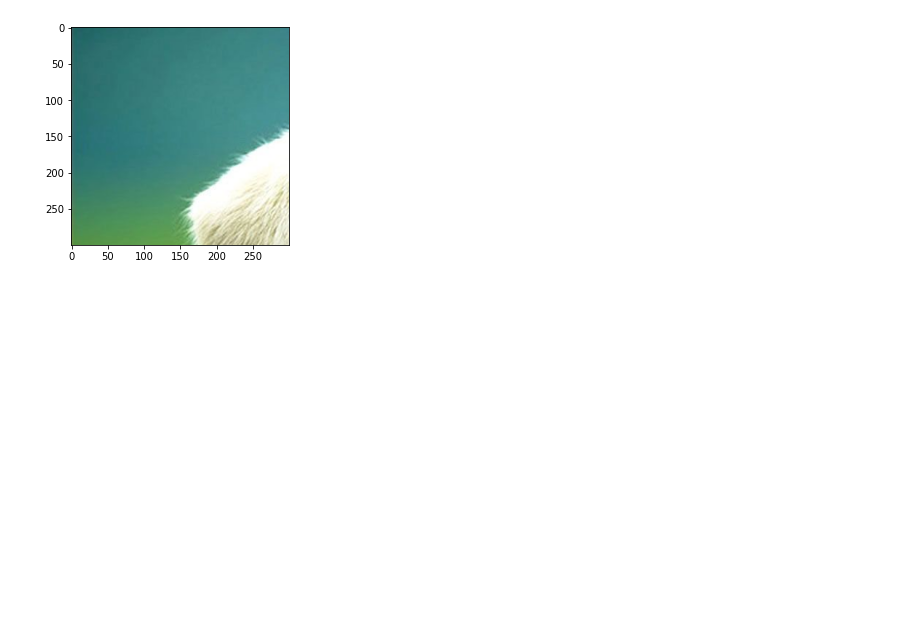
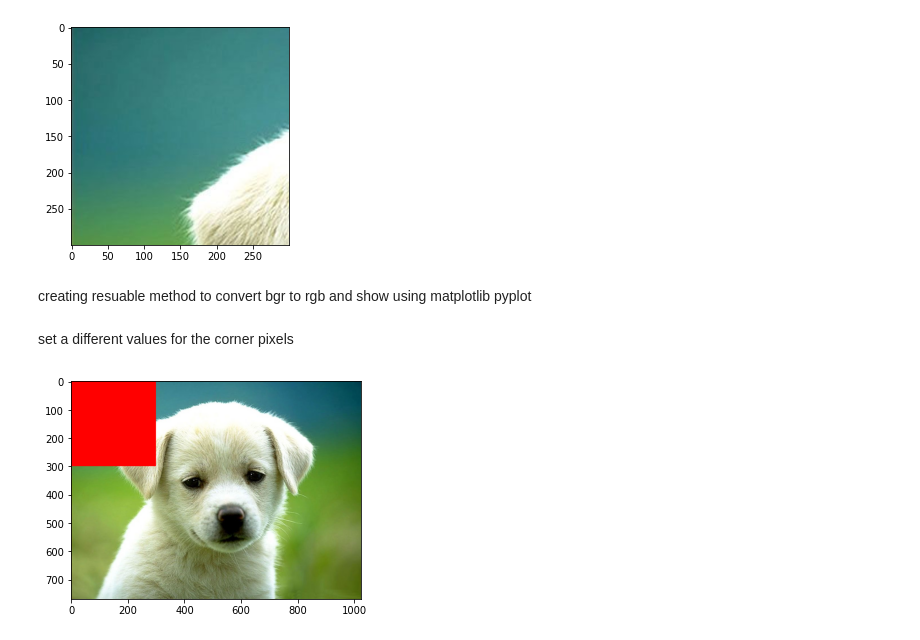
Before and after one commit to lokeshkumarn/OpenCV, a Jupyter notebook: OpenCV_Basics.ipynb, the cells around one changed output. Drawn from its saved outputs; the diff is of its cells as text; code cells hidden in the pictures; blank space fills up the shorter version.

```diff
--- a/OpenCV_Basics.ipynb
+++ b/OpenCV_Basics.ipynb
@@ -113,3 +113,18 @@ plt.imshow(bgr_to_rgb(left_corner))
 # %% [output]
 <matplotlib.image.AxesImage at 0x...>
 [figure]
+# %% [markdown]
+creating resuable method to convert bgr to rgb and show using matplotlib pyplot
+# %%
+from matplotlib import pyplot as plt
+def show_cv2(image_data):
+  plt.imshow(bgr_to_rgb(image_data))
+# %% [markdown]
+set a different values for the corner pixels
+# %%
+tmp_image = dog_image.copy()
+# %%
+tmp_image[0:300,0:300] = (0,0,255) # (b,g,r) in open cv or cv2
+show_cv2(tmp_image)
+# %% [output]
+[figure, added]
```
